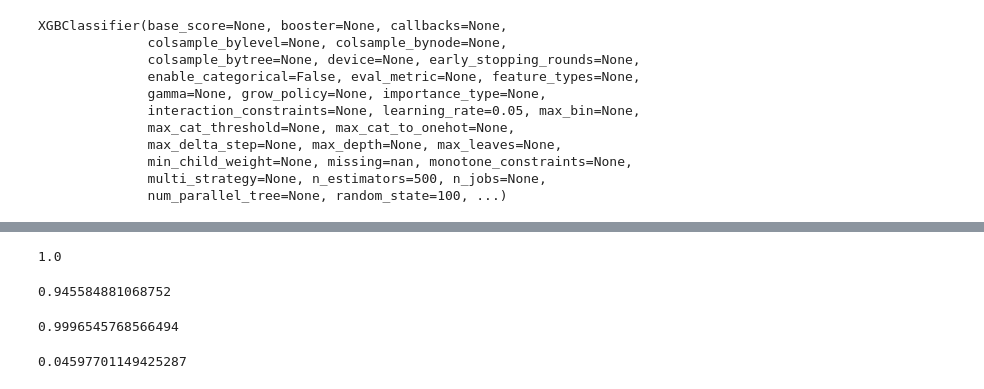
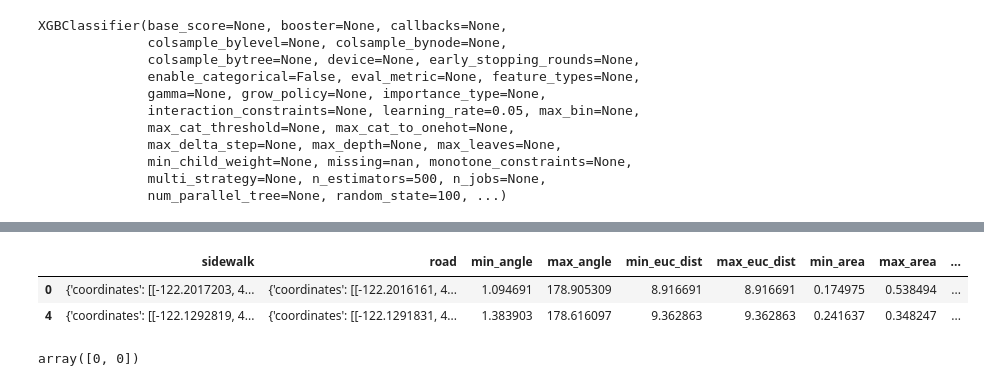
Before and after one commit to BeanHam/2024-spatial-data-integration, a Jupyter notebook: join_task/xgboost.ipynb, the cells around one changed output, grey strips where cells are left out. Saved outputs shown, nothing was run; the diff lists cells and outputs as text; code cells hidden in the pictures.

```diff
--- a/join_task/xgboost.ipynb
+++ b/join_task/xgboost.ipynb
@@ -19,17 +19,24 @@ args.save_path=f'inference_results/{args.model_id}/'
 # %% [markdown]
 ## Full Training is Powerful
 # %%
+## evaluate on a subset
+np.random.seed(100)
+index=np.random.randint(0, len(test), 1000)
+
 ## load data
 data = load_dataset(args.dataset)
 train, val, test =data['train'], data['val'], data['test']
 train=train.to_pandas()
 val=val.to_pandas()
-test=test.to_pandas()
+test=test.select(index).to_pandas()
 
 ## extract X,y
-train_X=train[['min_angle', 'max_angle', 'min_euc_dist', 'max_euc_dist', 'min_area', 'max_area']]
-val_X=val[['min_angle', 'max_angle', 'min_euc_dist', 'max_euc_dist', 'min_area', 'max_area']]
-test_X=test[['min_angle', 'max_angle', 'min_euc_dist', 'max_euc_dist', 'min_area', 'max_area']]
+#train_X=train[['min_angle', 'max_angle', 'min_euc_dist', 'max_euc_dist', 'min_area', 'max_area']]
+#val_X=val[['min_angle', 'max_angle', 'min_euc_dist', 'max_euc_dist', 'min_area', 'max_area']]
+#test_X=test[['min_angle', 'max_angle', 'min_euc_dist', 'max_euc_dist', 'min_area', 'max_area']]
+train_X=train[['min_angle', 'min_euc_dist', 'min_area', 'max_area']]
+val_X=val[['min_angle', 'min_euc_dist', 'min_area', 'max_area']]
+test_X=test[['min_angle', 'min_euc_dist', 'min_area', 'max_area']]
 train_y=train['label']
 val_y=val['label']
 test_y=test['label']
@@ -71,17 +82,12 @@ data = load_dataset(args.dataset)
 train, val, test =data['train'], data['val'], data['test']
 train=train.to_pandas()
 val=val.to_pandas()
-test=test.to_pandas()
+test=test.select(index).to_pandas()
 
 ## extract X,y
-train_X=train[['min_angle', 'max_angle', 'min_euc_dist', 'max_euc_dist', 'min_area', 'max_area']]
-val_X=val[['min_angle', 'max_angle', 'min_euc_dist', 'max_euc_dist', 'min_area', 'max_area']]
-test_X=test[['min_angle', 'max_angle', 'min_euc_dist', 'max_euc_dist', 'min_area', 'max_area']]
-
-## weak labels
-threshold=10
-train_y=1*(train['min_angle']<=threshold)
-val_y=1*(val['min_angle']<=threshold)
+train_X=train[['min_angle', 'min_euc_dist', 'min_area', 'max_area']]
+val_X=val[['min_angle', 'min_euc_dist', 'min_area', 'max_area']]
+test_X=test[['min_angle', 'min_euc_dist', 'min_area', 'max_area']]
 test_y=test['label']
 
 ## normalization
@@ -123,7 +125,0 @@ accuracy_score(pred, test_y)
-# %%
-## load data
-data = load_dataset(args.dataset)
-train, val, test =data['train'], data['val'], data['test']
-train=train.to_pandas()
-val=val.to_pandas()
-test=test.to_pandas()
@@ -191,24 +126,10 @@ XGBClassifier(base_score=None, booster=None, callbacks=None,
-# %%
-## idd accuracy
-pred = xgboost.predict(val_X)
-accuracy_score(pred, val_y)
-# %% [output]
-1.0
-# %%
-## idd accuracy
-pred = xgboost.predict(test_X)
-accuracy_score(pred, test_y)
-# %% [output]
-0.945584881068752
-# %%
-## idd accuracy
-pred = xgboost.predict(idd_test_X)
-accuracy_score(pred, idd_test_y)
-# %% [output]
-0.9996545768566494
-# %%
-## odd accuracy
-pred = xgboost.predict(odd_test_X)
-accuracy_score(pred, odd_test_y)
-# %% [output]
-0.04597701149425287
+# %%
+test.iloc[[0,4]]
+# %% [output]
+|  | sidewalk | road | min_angle | max_angle | min_euc_dist | max_euc_dist | min_area | max_area | ... |
+| 0 | {'coordinates': [[-122.2017203, 4... | {'coordinates': [[-122.2016161, 4... | 1.094691 | 178.905309 | 8.916691 | 8.916691 | 0.174975 | 0.538494 | ... |
+| 4 | {'coordinates': [[-122.1292819, 4... | {'coordinates': [[-122.1291831, 4... | 1.383903 | 178.616097 | 9.362863 | 9.362863 | 0.241637 | 0.348247 | ... |
+# %%
+pred[[0,4]]
+# %% [output]
+array([0, 0])
```
Also changed, not shown: parts of 10 cells of this notebook, 7 other files.
